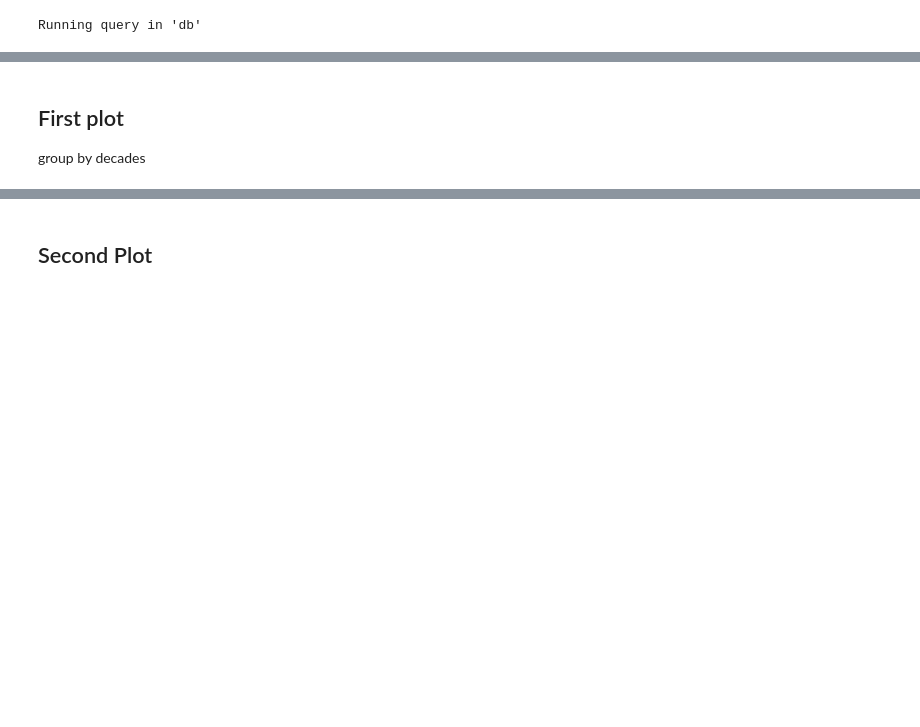
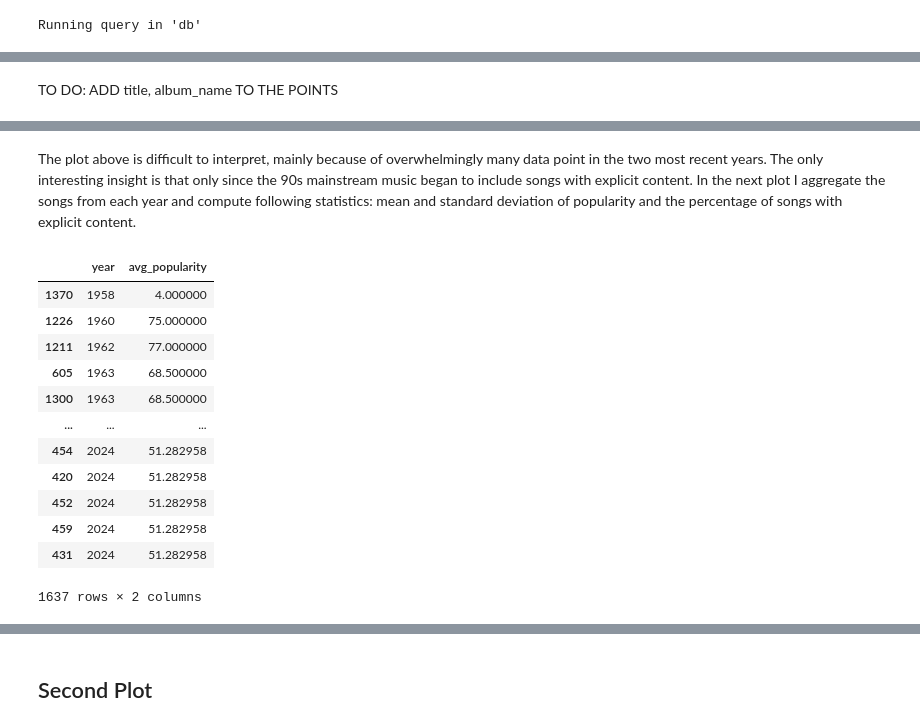
Before and after one commit to adamwadolowski/spotify-playlists-EDA, a Jupyter notebook: notebooks/NB03-Exploratory-Data-Analysis.ipynb, the cells around one changed output, grey strips where cells are left out. Drawn from its saved outputs; the diff is of its cells as text; code cells hidden in the pictures; blank space fills up the shorter version.

```diff
--- a/notebooks/NB03-Exploratory-Data-Analysis.ipynb
+++ b/notebooks/NB03-Exploratory-Data-Analysis.ipynb
@@ -52,3 +60,7 @@ df = df.sort_values('release_date')
 # %%
+songs = tab.DataFrame()
+songs['release_date'] = pd.to_datetime(songs['release_date'], format = 'ISO8601')
+songs = songs.sort_values('release_date')
+
 # Categorical type resulted in incorrectly formated plots so I changed the type to str
-df['is_explicit'] = df['is_explicit'].astype(str)
+songs['is_explicit'] = songs['is_explicit'].astype(str)
@@ -68,4 +67,3 @@ Running query in 'db'
-# %% [markdown]
-## First plot
-group by decades
+# %% [markdown]
+TO DO: ADD title, album_name TO THE POINTS
 # %%
@@ -80,3 +78,28 @@ plot = ggplot(df) + \
 plot.show()
 # %% [output]
 [interactive output not drawn]
+# %% [markdown]
+The plot above is difficult to interpret, mainly because of overwhelmingly many data point in the two most recent years. The only interesting insight is that only since the 90s mainstream music began to include songs with explicit content. In the next plot I aggregate the songs from each year and compute following statistics: mean and standard deviation of popularity and the percentage of songs with explicit content.
+# %%
+songs['year'] = songs['release_date'].dt.year
+songs['avg_popularity'] = songs.groupby('year')['popularity'].transform('mean')
+songs['std_popularity'] = songs.groupby('year')['popularity'].transform('std')
+songs['is_explicit'] = songs['is_explicit'].astype(int)
+# chatGPT helped here
+songs['frac_explicit'] = songs.groupby('year')['is_explicit'].transform(lambda x: x.mean())
+# %%
+songs[['year', 'avg_popularity']]
+# %% [output]
+|  | year | avg_popularity |
+| 1370 | 1958 | 4.000000 |
+| 1226 | 1960 | 75.000000 |
+| 1211 | 1962 | 77.000000 |
+| 605 | 1963 | 68.500000 |
+| 1300 | 1963 | 68.500000 |
+| ... | ... | ... |
+| 454 | 2024 | 51.282958 |
+| 420 | 2024 | 51.282958 |
+| 452 | 2024 | 51.282958 |
+| 459 | 2024 | 51.282958 |
+| 431 | 2024 | 51.282958 |
+1637 rows × 2 columns
```
Also changed, not shown: parts of 17 cells of this notebook.
